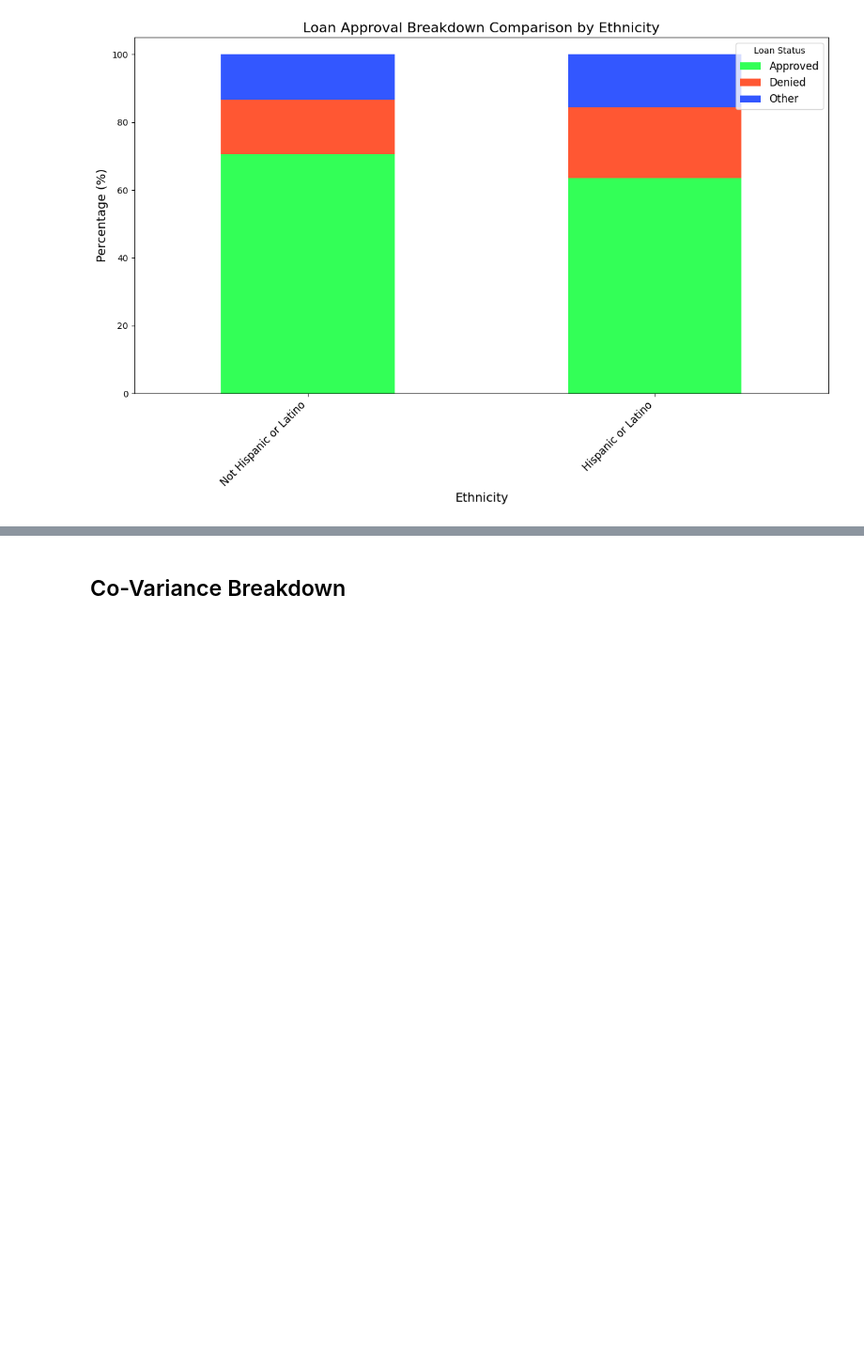
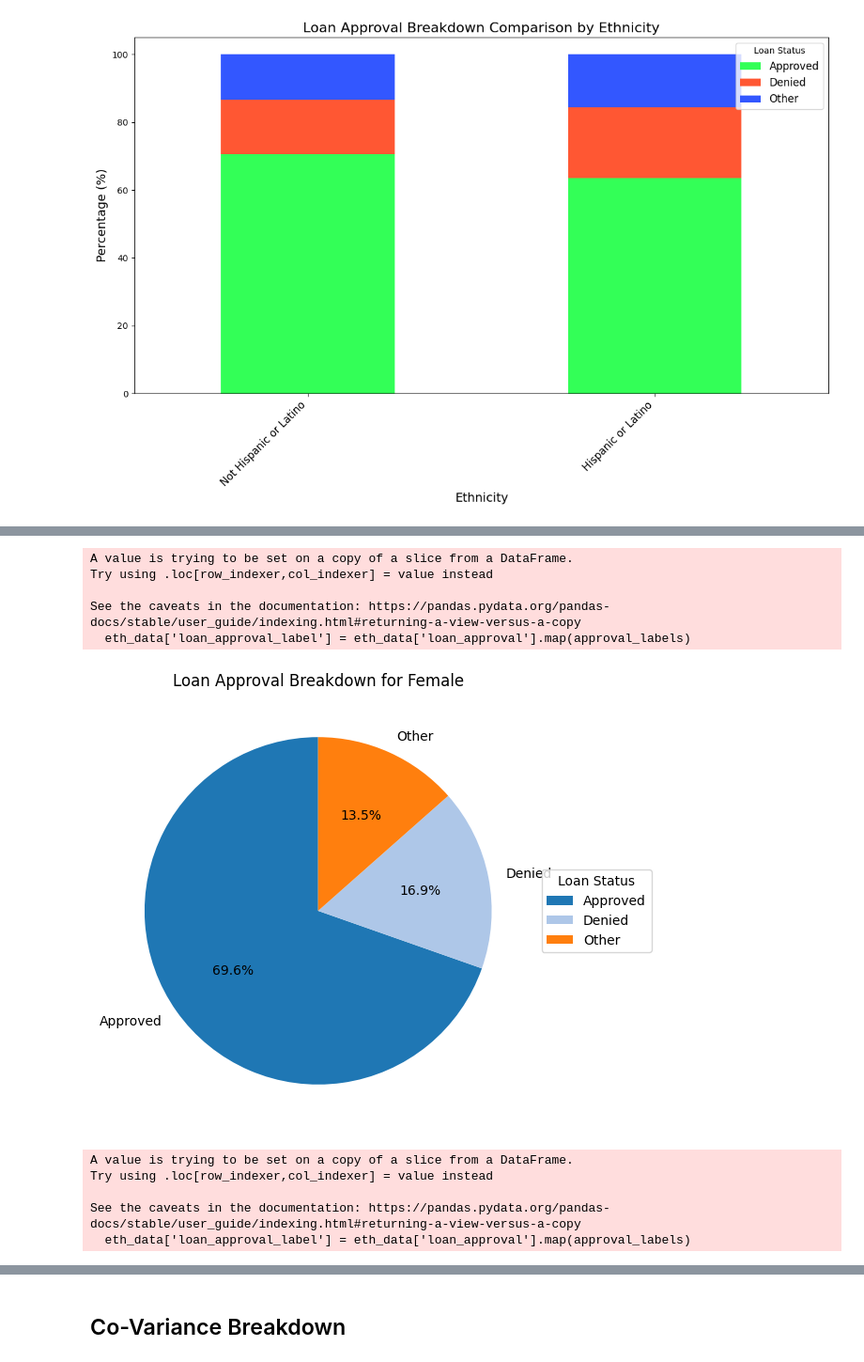
Before and after one commit to hillmerr/Loan_fairness, a Jupyter notebook: stat_breakdown.ipynb, the cells around one changed output, grey strips where cells are left out. Shown at 94% size. Cells and saved outputs as stored; diff of their text form; code cells hidden in the pictures; blank space fills up the shorter version.

```diff
--- a/stat_breakdown.ipynb
+++ b/stat_breakdown.ipynb
@@ -209,0 +268,56 @@ See the caveats in the documentation: https://pandas.pydata.org/pandas-docs/stab
+# %%
+# Sex Breakdown
+
+approval_labels = {0: 'Denied', 1: 'Approved', 2: 'Other'}
+
+# Dictionary to store all ethnicities and their approval counts
+sex_approval_dict = {}
+
+for eth in all_data['applicant_sex_name'].unique():
+    if eth in ['Information not provided by applicant in mail, Internet, or telephone application', 'Not applicable']:
+        continue
+    eth_data = all_data[all_data['applicant_sex_name'] == eth]
+    eth_data['loan_approval_label'] = eth_data['loan_approval'].map(approval_labels)
+    approval_counts = eth_data['loan_approval_label'].value_counts(normalize=True) * 100
+
+    # Add approval counts to the dictionary
+    sex_approval_dict[eth] = approval_counts
+
+    # Generate pie chart for the current sex
+    plt.figure(figsize=(6, 6))
+    wedges, texts, autotexts = plt.pie(
+        approval_counts,
+        labels=approval_counts.index,  # Use the mapped labels for display
+        autopct='%1.1f%%',
+        startangle=90,
+        colors=plt.cm.tab20.colors
+    )
+    plt.title(f"Loan Approval Breakdown for {eth}")
+    plt.legend(wedges, approval_counts.index, title="Loan Status", loc="center left", bbox_to_anchor=(1, 0, 0.5, 1))
+    plt.show()
+
+sex_approval_df = pd.DataFrame(sex_approval_dict).fillna(0).transpose()
+
+# Plot a bar chart comparing all ethnicities
+approval_colors = ["#33FF57", "#FF5733", "#3357FF"]
+sex_approval_df.plot(kind='bar', stacked=True, figsize=(12, 8), color=approval_colors)
+
+plt.title("Loan Approval Breakdown Comparison by sex", fontsize=16)
+plt.xlabel("sex", fontsize=14)
+plt.ylabel("Percentage (%)", fontsize=14)
+plt.xticks(rotation=45, ha="right", fontsize=12)
+plt.legend(title="Loan Status", fontsize=12, loc="upper right")
+plt.tight_layout()
+plt.show()
+# %% [output]
+A value is trying to be set on a copy of a slice from a DataFrame.
+Try using .loc[row_indexer,col_indexer] = value instead
+
+See the caveats in the documentation: https://pandas.pydata.org/pandas-docs/stable/user_guide/indexing.html#returning-a-view-versus-a-copy
+  eth_data['loan_approval_label'] = eth_data['loan_approval'].map(approval_labels)
+[figure, added]
+A value is trying to be set on a copy of a slice from a DataFrame.
+Try using .loc[row_indexer,col_indexer] = value instead
+
+See the caveats in the documentation: https://pandas.pydata.org/pandas-docs/stable/user_guide/indexing.html#returning-a-view-versus-a-copy
+  eth_data['loan_approval_label'] = eth_data['loan_approval'].map(approval_labels)
```
Also changed, not shown: parts of 5 cells of this notebook.
